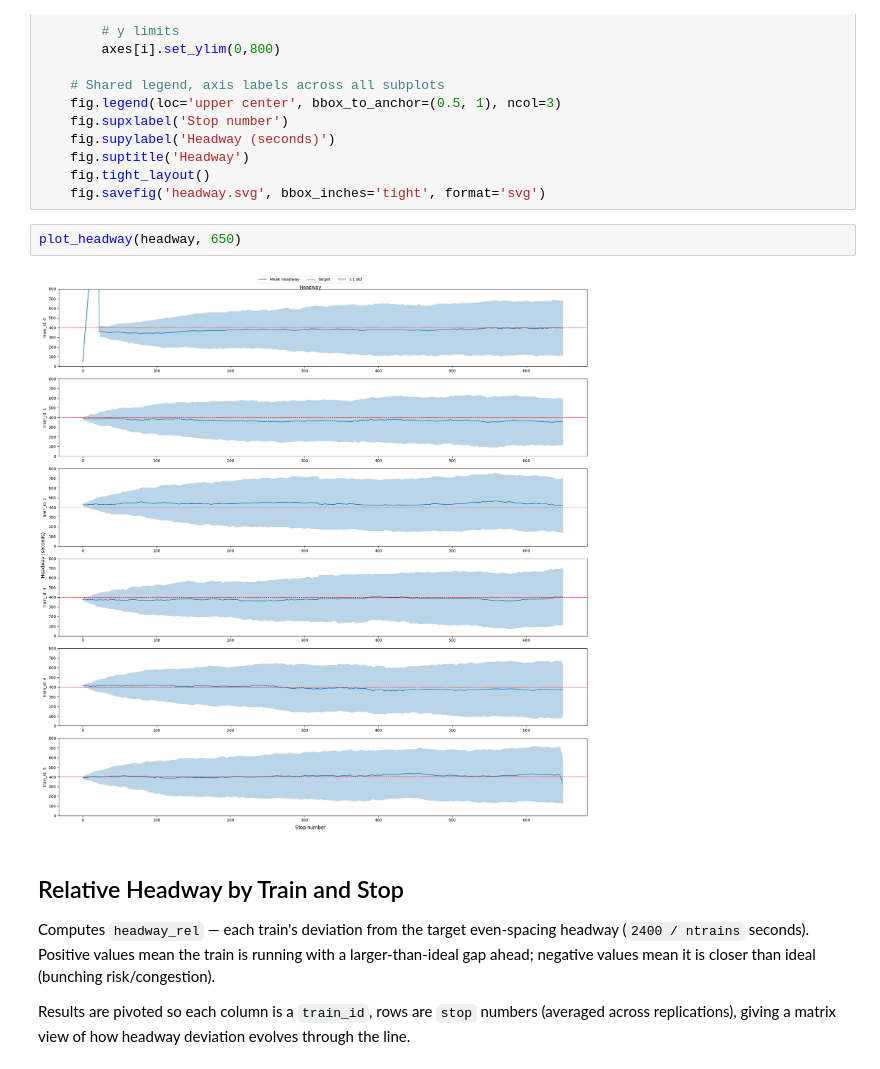
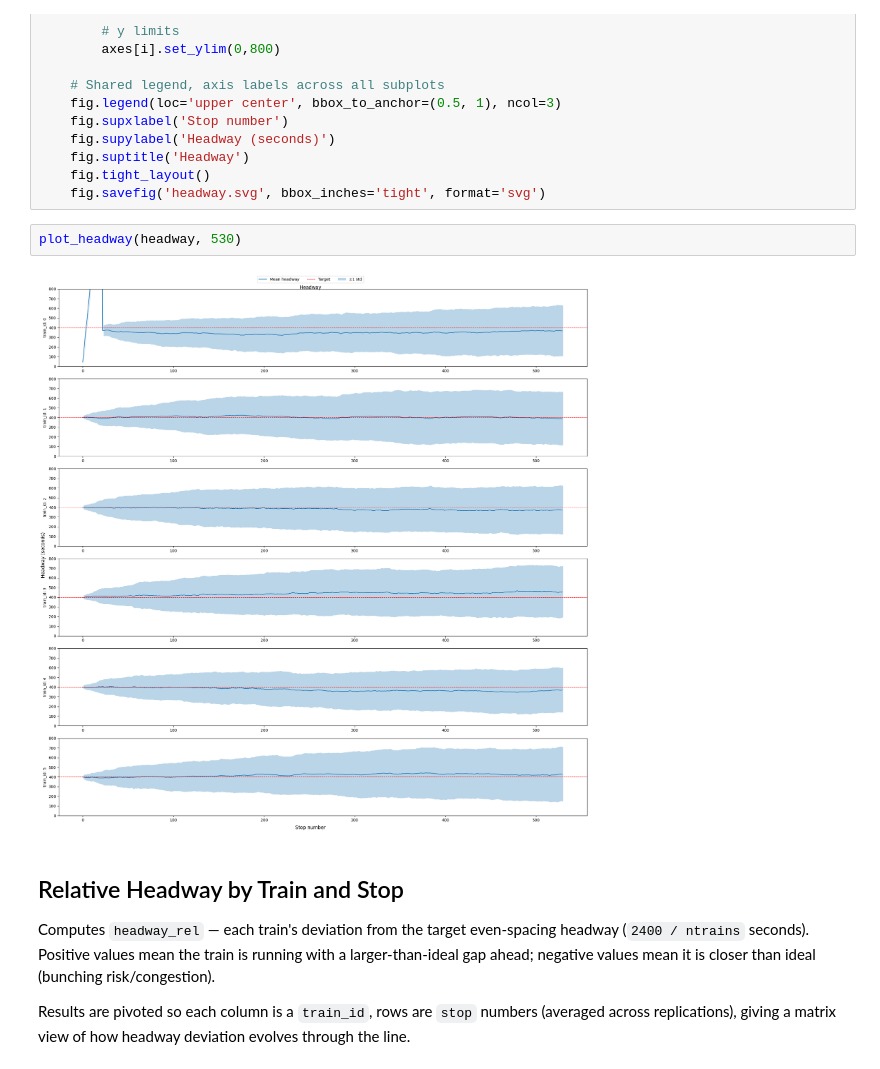
Before and after one commit to peppy-senpai/MBTA, a Jupyter notebook: part4_post_sim_analysis.ipynb, the cells around one changed output. Cells and saved outputs as stored; diff of their text form.

```diff
--- a/part4_post_sim_analysis.ipynb
+++ b/part4_post_sim_analysis.ipynb
@@ -94,9 +94,9 @@ def plot_headway(headway, n_stops):
     fig.tight_layout()
     fig.savefig('headway.svg', bbox_inches='tight', format='svg')
 # %%
-plot_headway(headway, 650)
+plot_headway(headway, 530)
 # %% [output]
-[figure, old version]
+[figure, new version]
 # %% [markdown]
 ## Relative Headway by Train and Stop
 
```
Also changed, not shown: parts of 5 cells of this notebook, 4 other files.
